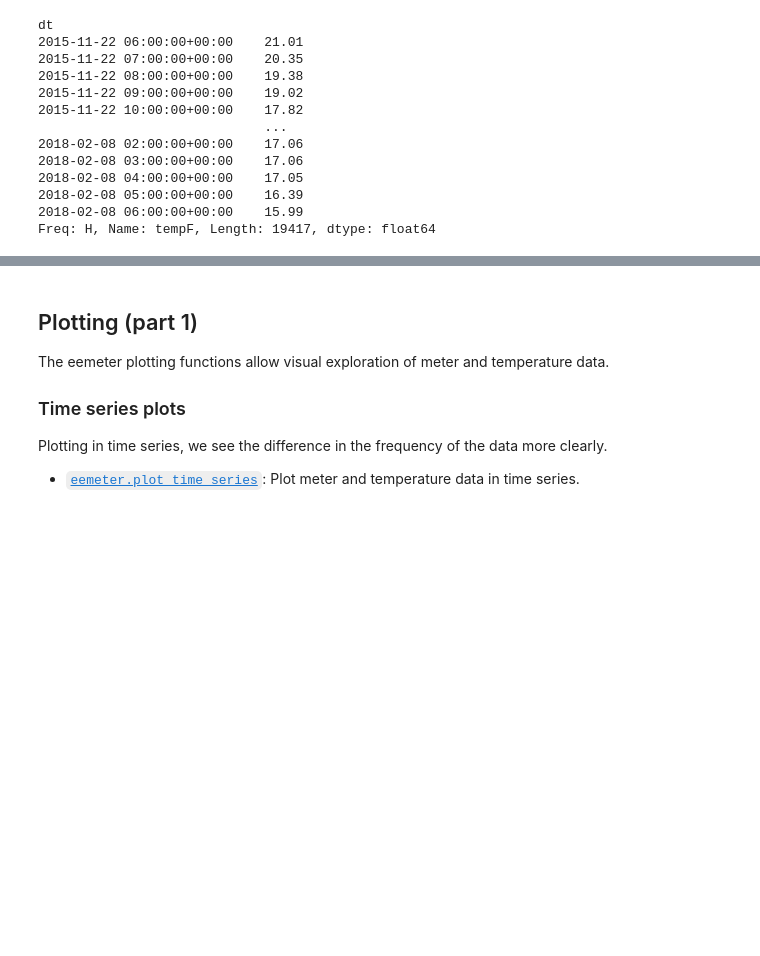
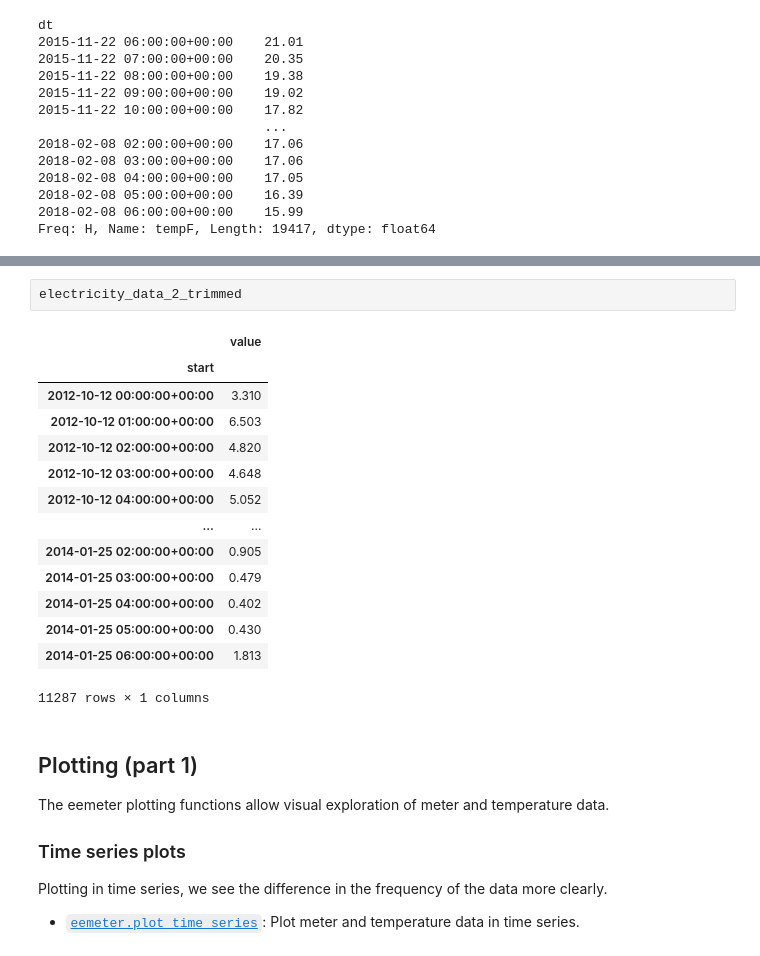
Before and after one commit to jfenna/eemeter-intl, a Jupyter notebook: scripts/tutorial.ipynb, the cells around one changed output, grey strips where cells are left out. Saved outputs shown, nothing was run; the diff lists cells and outputs as text; blank space fills up the shorter version.

```diff
--- a/scripts/tutorial.ipynb
+++ b/scripts/tutorial.ipynb
@@ -342,3 +402,20 @@ Freq: H, Name: tempF, Length: 19417, dtype: float64
+# %%
+electricity_data_2_trimmed
+# %% [output]
+|  | value |
+| start |  |
+| 2012-10-12 00:00:00+00:00 | 3.310 |
+| 2012-10-12 01:00:00+00:00 | 6.503 |
+| 2012-10-12 02:00:00+00:00 | 4.820 |
+| 2012-10-12 03:00:00+00:00 | 4.648 |
+| 2012-10-12 04:00:00+00:00 | 5.052 |
+| ... | ... |
+| 2014-01-25 02:00:00+00:00 | 0.905 |
+| 2014-01-25 03:00:00+00:00 | 0.479 |
+| 2014-01-25 04:00:00+00:00 | 0.402 |
+| 2014-01-25 05:00:00+00:00 | 0.430 |
+| 2014-01-25 06:00:00+00:00 | 1.813 |
+11287 rows × 1 columns
 # %% [markdown]
 ## Plotting (part 1)
 
```
Also changed, not shown: parts of 22 cells of this notebook, 1 other file.
